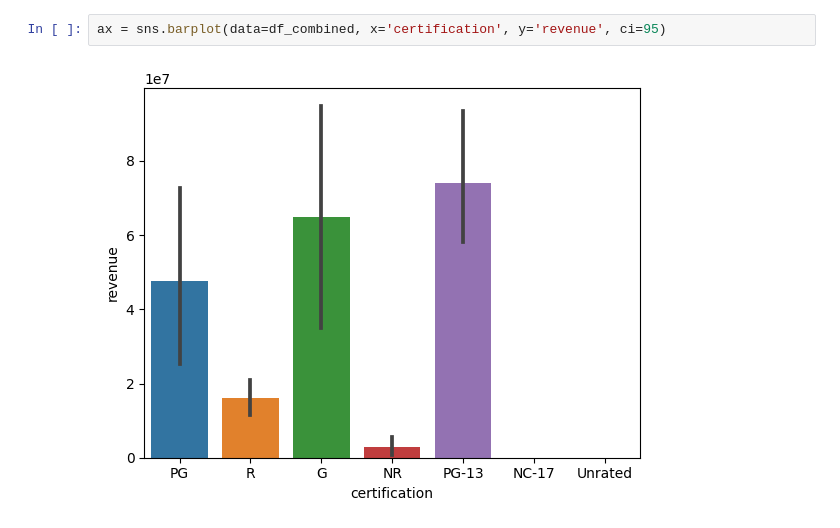
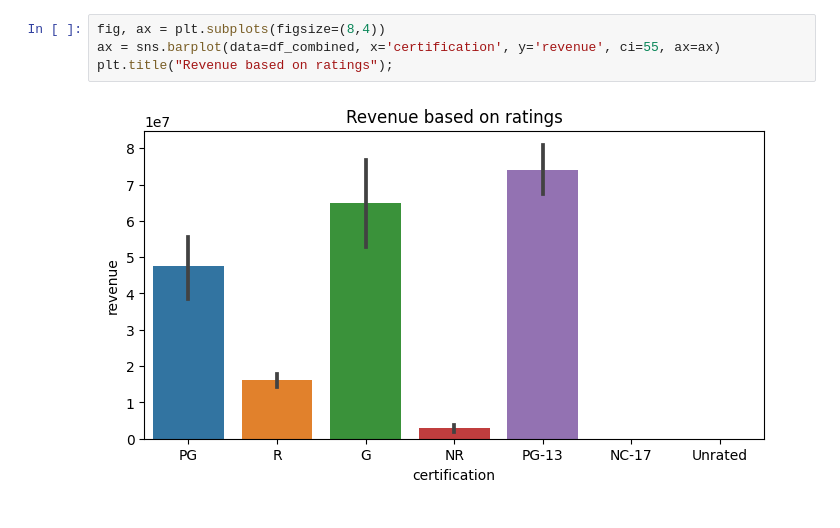
Before and after one commit to zevy613/Final-Project-The-Making-of-a-Successful-Movie, a Jupyter notebook: Hypothesis Testing.ipynb, the cells around one changed output. Drawn from its saved outputs; the diff is of its cells as text.

```diff
--- a/Hypothesis Testing.ipynb
+++ b/Hypothesis Testing.ipynb
@@ -21,4 +28,6 @@ True
 # %%
-ax = sns.barplot(data=df_combined, x='certification', y='revenue', ci=95)
+fig, ax = plt.subplots(figsize=(8,4))
+ax = sns.barplot(data=df_combined, x='certification', y='revenue', ci=55, ax=ax)
+plt.title("Revenue based on ratings");
 # %% [output]
-[figure, old version]
+[figure, new version]
```
Also changed, not shown: parts of 22 cells of this notebook.
